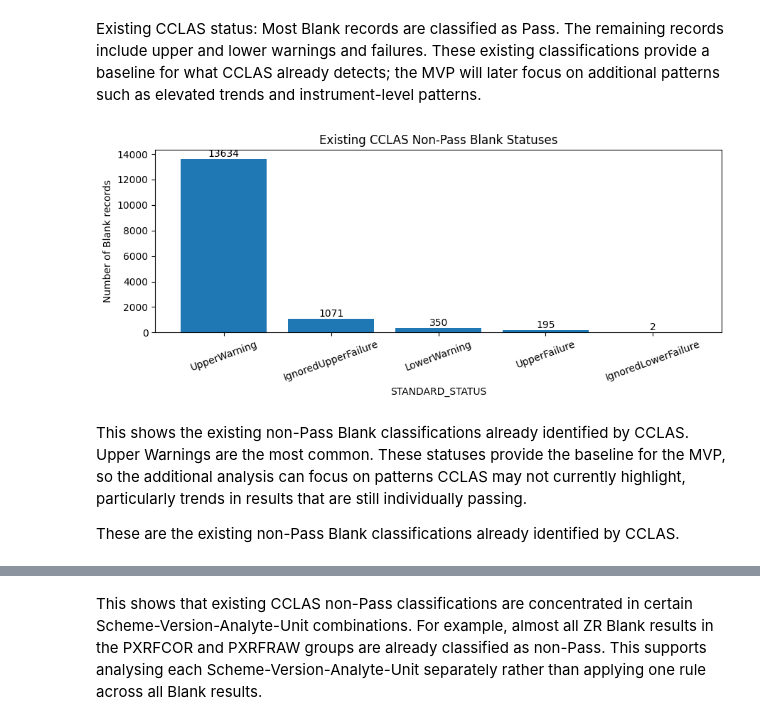
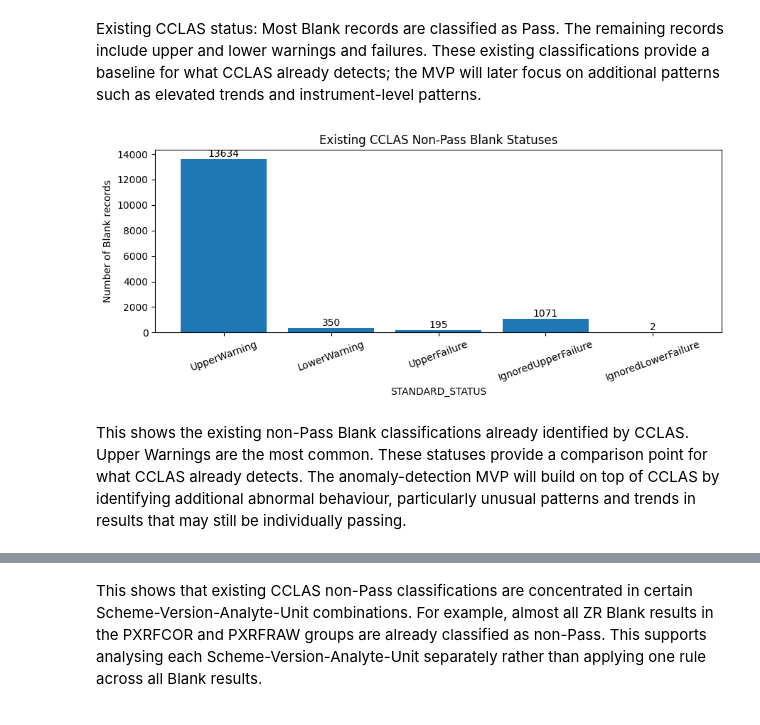
Before and after one commit to Jettiz/QUT-Capstone-Team-32-Datamine-QC-Quality-Control, a Jupyter notebook: notebooks/Blanks-Team32_TECHNICALLY_CORRECTED_code.ipynb, the cells around one changed output, grey strips where cells are left out. Drawn from its saved outputs; the diff is of its cells as text; code cells hidden in the pictures.

```diff
--- a/notebooks/Blanks-Team32_TECHNICALLY_CORRECTED_code.ipynb
+++ b/notebooks/Blanks-Team32_TECHNICALLY_CORRECTED_code.ipynb
@@ -462,30 +509,41 @@ Blank STANDARD_STATUS summary:
 # %% [markdown]
 Existing CCLAS status: Most Blank records are classified as Pass. The remaining records include upper and lower warnings and failures. These existing classifications provide a baseline for what CCLAS already detects; the MVP will later focus on additional patterns such as elevated trends and instrument-level patterns.
 # %%
-# Show existing non-Pass CCLAS Blank classifications
-non_pass_status = status_counts.drop("Pass", errors="ignore")
+# Show the known existing non-Pass CCLAS Blank classifications
+known_non_pass_statuses = [
+    "UpperWarning",
+    "LowerWarning",
+    "UpperFailure",
+    "LowerFailure",
+    "IgnoredUpperFailure",
+    "IgnoredLowerFailure",
+]
+
+non_pass_status = (
+    status_counts
+    .reindex(known_non_pass_statuses)
+    .dropna()
+)
 
 plt.figure(figsize=(9, 4))
 
 bars = plt.bar(
     non_pass_status.index,
     non_pass_status.values
 )
 
 plt.title("Existing CCLAS Non-Pass Blank Statuses")
 plt.ylabel("Number of Blank records")
 plt.xlabel("STANDARD_STATUS")
 
 plt.bar_label(bars)
 plt.xticks(rotation=20)
 plt.tight_layout()
 plt.show()
 # %% [output]
-[figure, old version]
+[figure, new version]
 # %% [markdown]
-This shows the existing non-Pass Blank classifications already identified by CCLAS. Upper Warnings are the most common. These statuses provide the baseline for the MVP, so the additional analysis can focus on patterns CCLAS may not currently highlight, particularly trends in results that are still individually passing.
-
-These are the existing non-Pass Blank classifications already identified by CCLAS.
+This shows the existing non-Pass Blank classifications already identified by CCLAS. Upper Warnings are the most common. These statuses provide a comparison point for what CCLAS already detects. The anomaly-detection MVP will build on top of CCLAS by identifying additional abnormal behaviour, particularly unusual patterns and trends in results that may still be individually passing.
 # %%
 # Summarise existing CCLAS results by Scheme-Version-Analyte-Unit
 group_columns = [
```
Also changed, not shown: parts of 62 cells of this notebook.
